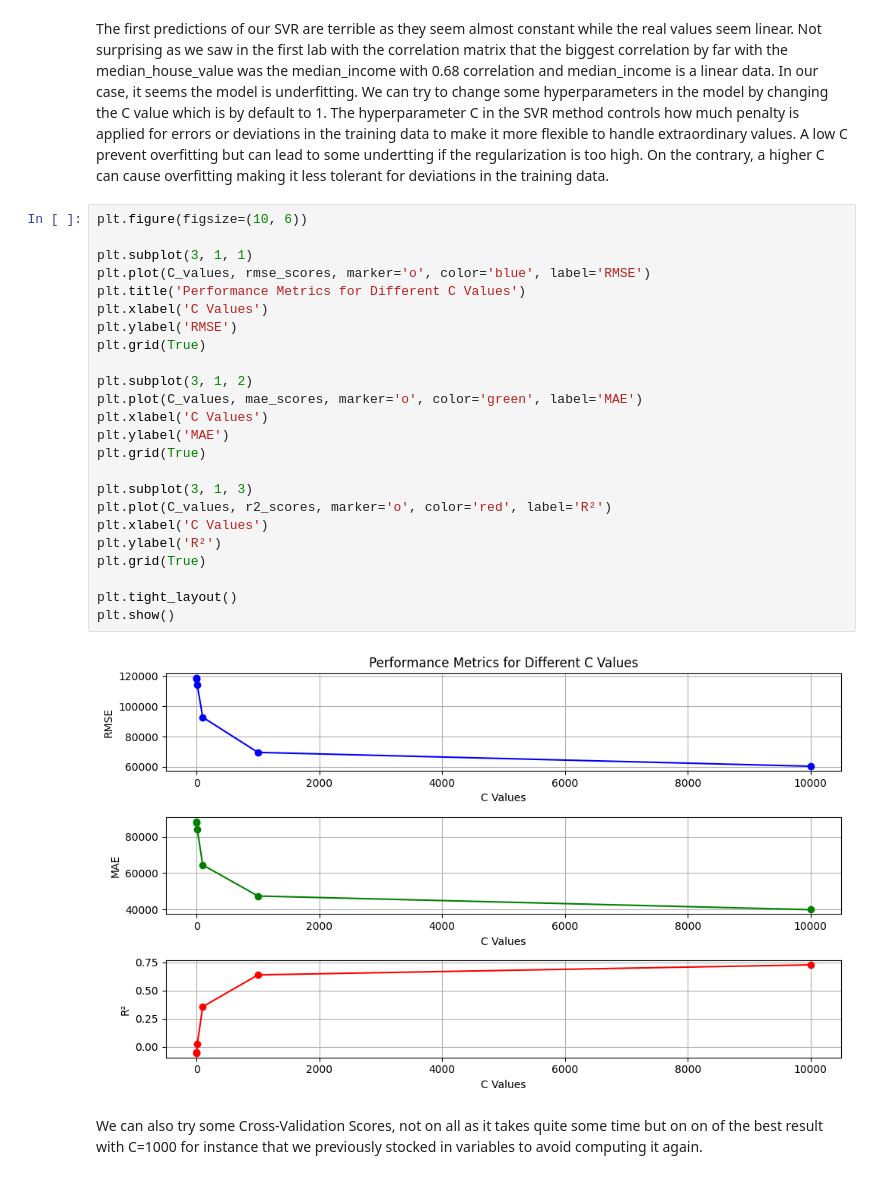
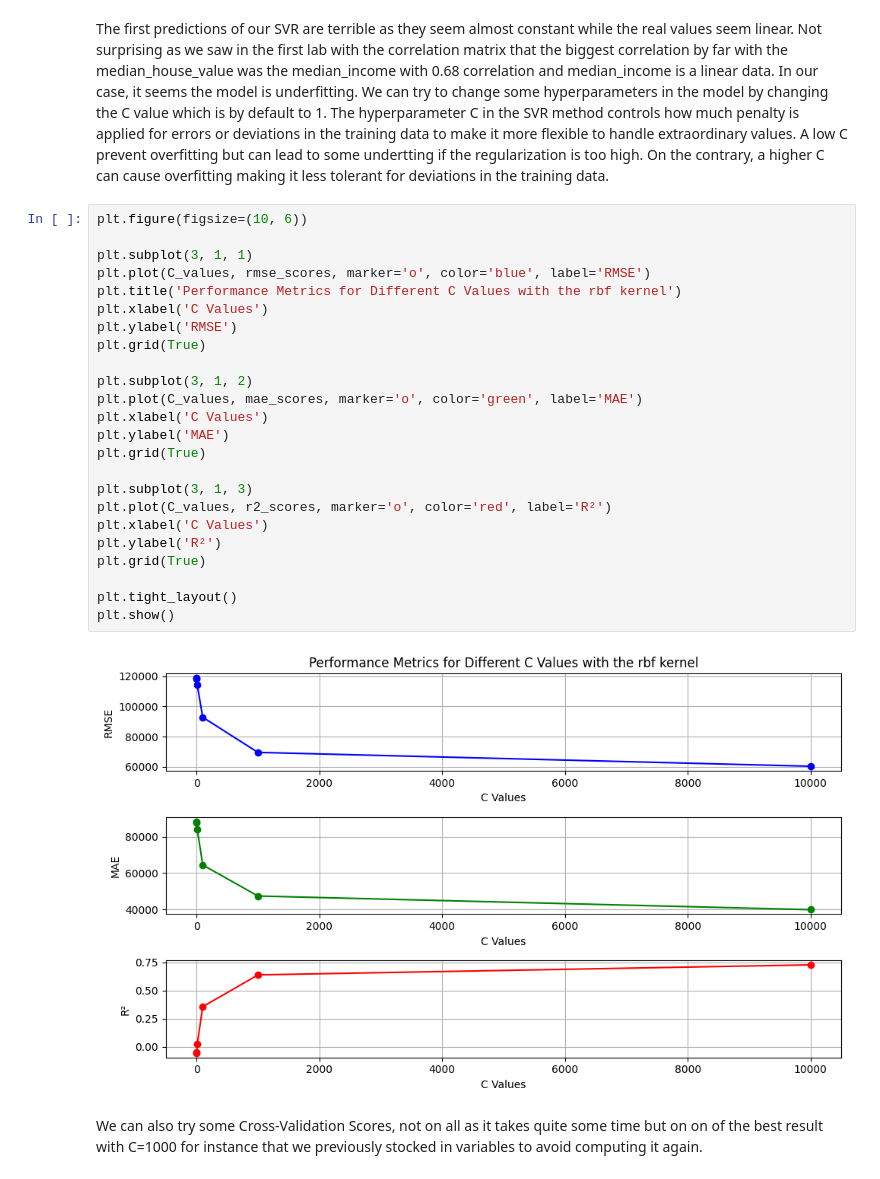
Before and after one commit to AILogos/IAI600Lab2, a Jupyter notebook: lab2-paul.ipynb, the cells around one changed output. Drawn from its saved outputs; the diff is of its cells as text.

```diff
--- a/lab2-paul.ipynb
+++ b/lab2-paul.ipynb
@@ -274,29 +274,29 @@ The hyperparameter C in the SVR method controls how much penalty is applied for
 # %%
 plt.figure(figsize=(10, 6))
 
 plt.subplot(3, 1, 1)
 plt.plot(C_values, rmse_scores, marker='o', color='blue', label='RMSE')
-plt.title('Performance Metrics for Different C Values')
+plt.title('Performance Metrics for Different C Values with the rbf kernel')
 plt.xlabel('C Values')
 plt.ylabel('RMSE')
 plt.grid(True)
 
 plt.subplot(3, 1, 2)
 plt.plot(C_values, mae_scores, marker='o', color='green', label='MAE')
 plt.xlabel('C Values')
 plt.ylabel('MAE')
 plt.grid(True)
 
 plt.subplot(3, 1, 3)
 plt.plot(C_values, r2_scores, marker='o', color='red', label='R²')
 plt.xlabel('C Values')
 plt.ylabel('R²')
 plt.grid(True)
 
 plt.tight_layout()
 plt.show()
 # %% [output]
-[figure, old version]
+[figure, new version]
 # %% [markdown]
 We can also try some Cross-Validation Scores, not on all as it takes quite some time but on on of the best result with C=1000 for instance that we previously stocked in variables to avoid computing it again.
 # %%
```
Also changed, not shown: parts of 4 cells of this notebook.
